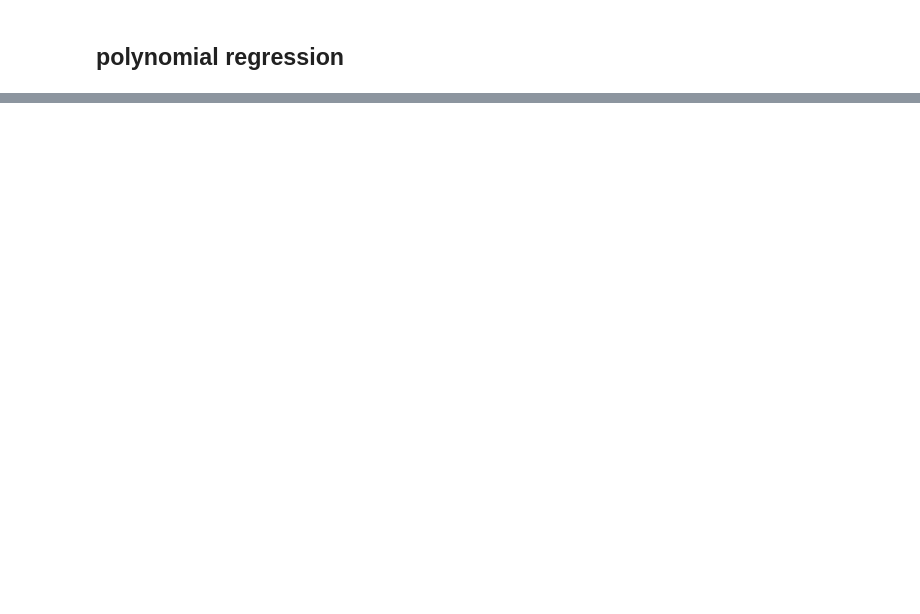
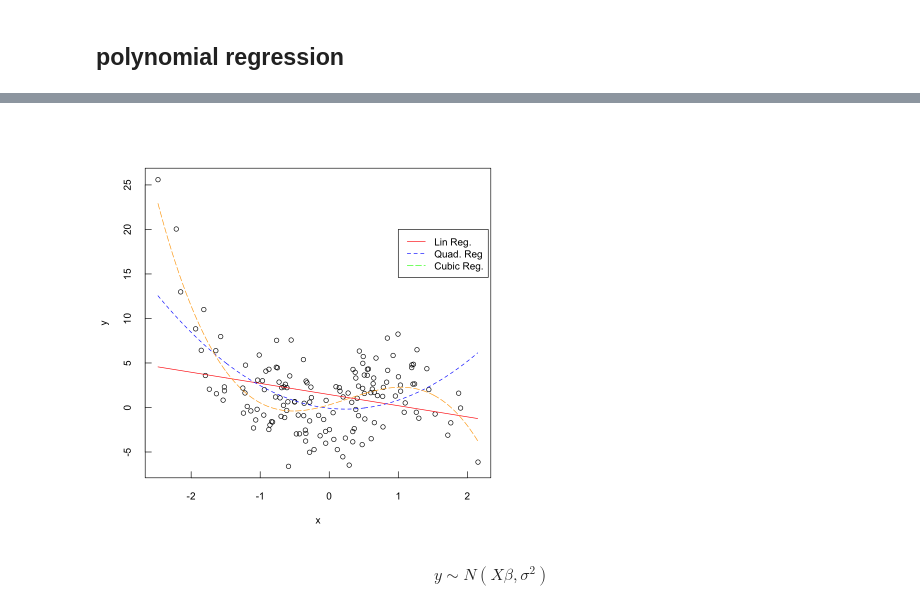
Before and after one commit to mhc-stat340-f2019-sec02/class2, a Jupyter notebook: simple_multiple_polynomial regression.ipynb, the cells around one changed output, grey strips where cells are left out. Saved outputs shown, nothing was run; the diff lists cells and outputs as text; code cells hidden in the pictures; blank space fills up the shorter version.

```diff
--- a/simple_multiple_polynomial regression.ipynb
+++ b/simple_multiple_polynomial regression.ipynb
@@ -224,0 +294,9 @@ Now lets discuss how linear regression can apply to nonlinear relationships.
+# %%
+simpleLinearRegression <- lm(y~x,data=data)
+print(simpleLinearRegression)
+
+quadraticRegression <- lm(y~x+I(x^2),data=data)
+print(quadraticRegression)
+
+cubicRegression <- lm(y~x+I(x^2)+I(x^3),data=data)
+print(cubicRegression)
@@ -224,0 +321,51 @@ Now lets discuss how linear regression can apply to nonlinear relationships.
+# %%
+plot(data$x,data$y
+     ,xlab="x"
+     ,ylab="y"
+     ,tck=0.02
+)
+
+minX <- min(data$x)
+maxX <- max(data$x)
+
+#linear regression
+betas <- coef(simpleLinearRegression)
+beta0 <- betas[1]
+beta1 <- betas[2]
+
+xVals <- seq(minX,maxX,0.01)
+linearYPredictions <- beta0 + beta1*xVals
+lines(xVals,linearYPredictions,col='red')
+
+#quadratic regression
+betas <- coef(quadraticRegression)
+beta0 <- betas[1]
+beta1 <- betas[2]
+beta2 <- betas[3]
+
+xVals <- seq(minX,maxX,0.01)
+quadraticYPredictions <- beta0 + beta1*xVals + beta2*xVals^2
+lines(xVals,quadraticYPredictions,col='blue', lty=2)
+
+#cubic regression
+betas <- coef(cubicRegression)
+beta0 <- betas[1]
+beta1 <- betas[2]
+beta2 <- betas[3]
+beta3 <- betas[4]
+
+xVals <- seq(minX,maxX,0.01)
+cubicYPredictions <- beta0 + beta1*xVals + beta2*xVals^2 + beta3*xVals^3
+lines(xVals,cubicYPredictions,col='orange',lty=5)
+
+
+legend(1,20,legend=c("Lin Reg.","Quad. Reg", "Cubic Reg.")
+                     ,col=c('red','blue','green')
+                     ,lty=c(1,2,5)
+)
+# %% [output]
+[figure, added]
+# %% [markdown]
+$$
+   y \sim N(X\beta,\sigma^2)
+$$
```
Also changed, not shown: parts of 11 cells of this notebook.
